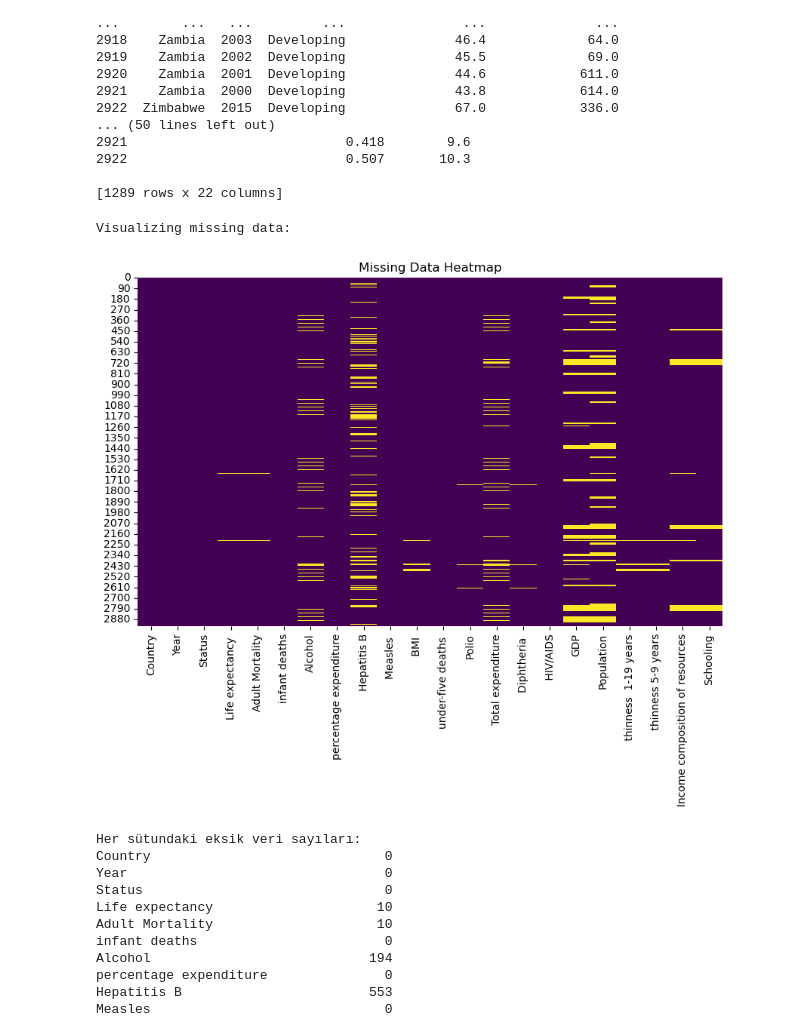
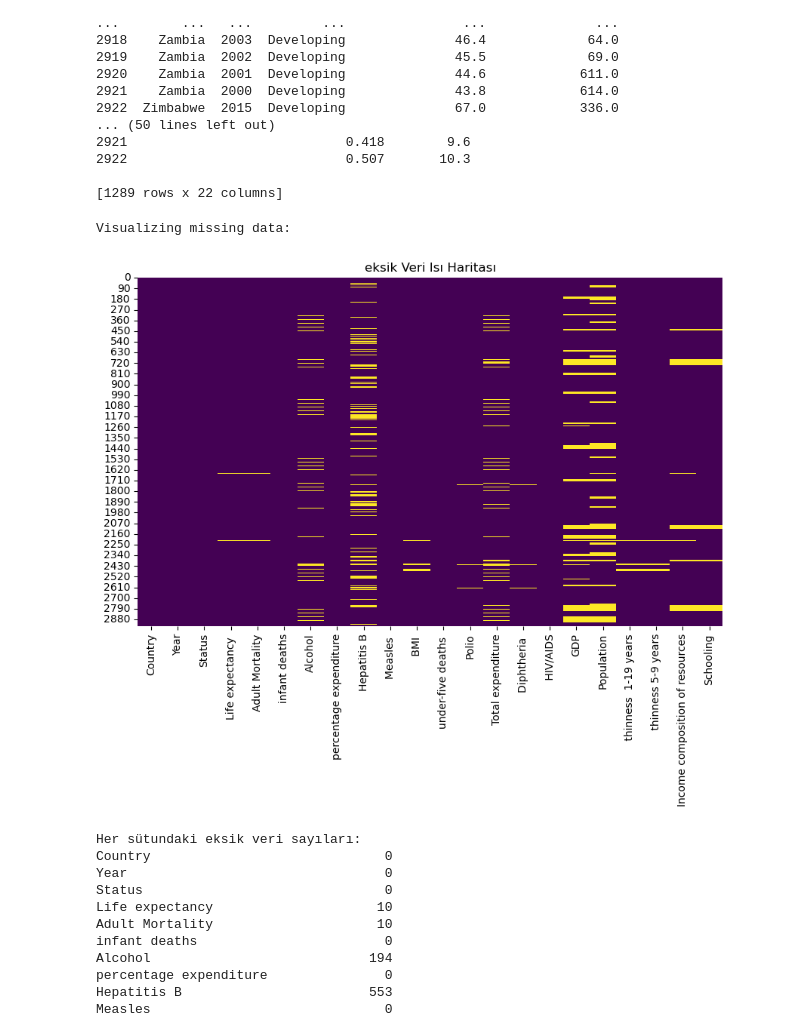
Before and after one commit to bizoncan/Bitirme-Projesi, a Jupyter notebook: delete_who.ipynb, the cells around one changed output. Saved outputs shown, nothing was run; the diff lists cells and outputs as text; code cells hidden in the pictures.

```diff
--- a/delete_who.ipynb
+++ b/delete_who.ipynb
@@ -30,15 +30,15 @@ print(missing_data)
 # %%
 def plot_missing_data(data):
     plt.figure(figsize=(10, 6))
     sns.heatmap(data.isnull(), cbar=False, cmap='viridis')
-    plt.title("Missing Data Heatmap")
+    plt.title("Eksik Veri Isı Haritası")
     plt.show()
 
 print("Visualizing missing data:")
 plot_missing_data(df)
 # %% [output]
 Visualizing missing data:
-[figure, old version]
+[figure, new version]
 # %%
 missing_counts = df.isnull().sum()
 
```
Also changed, not shown: 1 other file.
